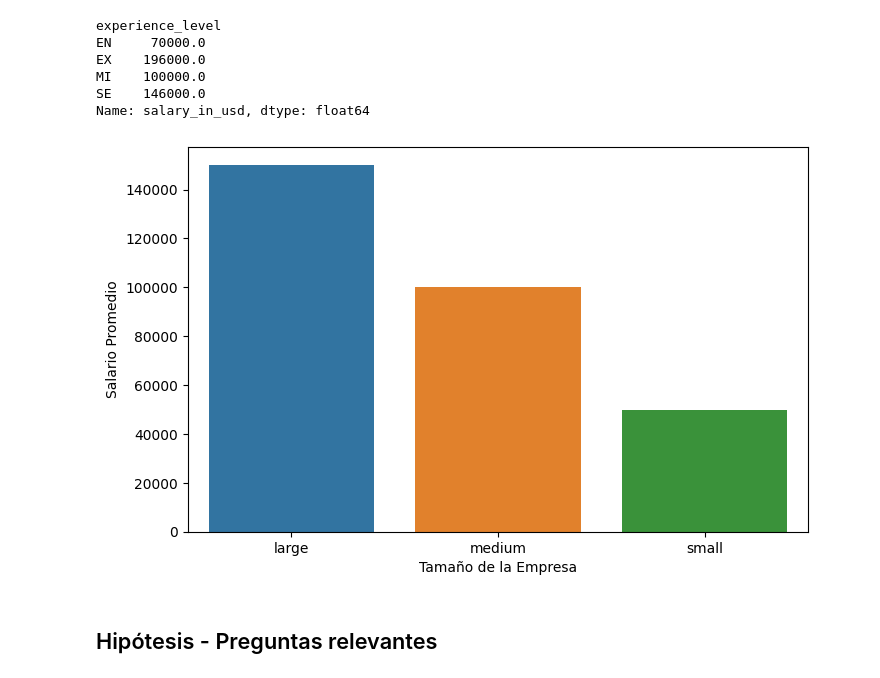
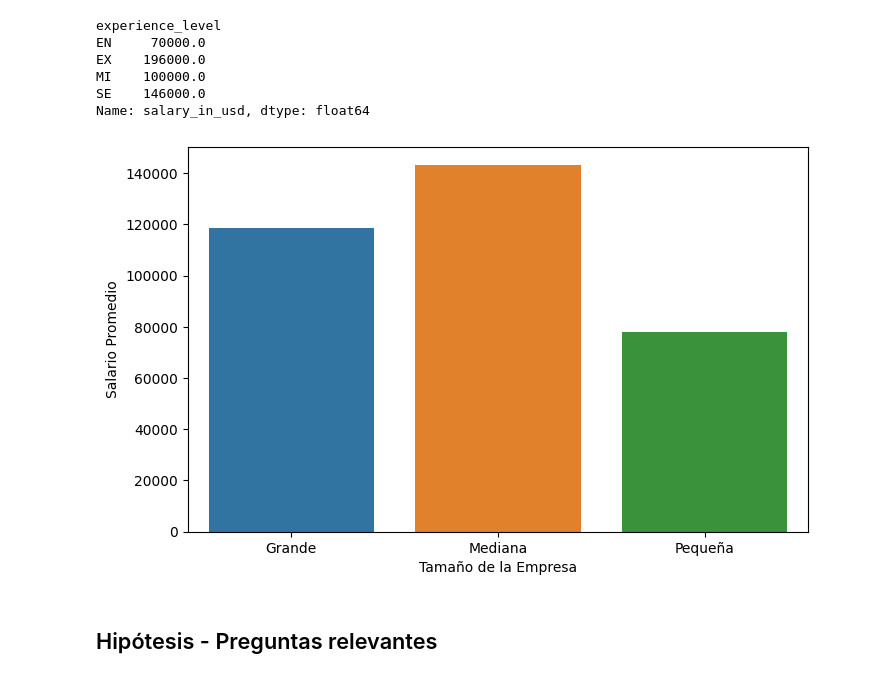
Before and after one commit to ruso439/jupiterNotebookDiego, a Jupyter notebook: notebooks/ProyectoDS_ParteI_Matcovich.ipynb, the cells around one changed output. Cells and saved outputs as stored; diff of their text form; code cells hidden in the pictures.

```diff
--- a/notebooks/ProyectoDS_ParteI_Matcovich.ipynb
+++ b/notebooks/ProyectoDS_ParteI_Matcovich.ipynb
@@ -91,11 +104,11 @@ df['salary_range'] = pd.cut(df['salary'], bins=bins, labels=labels)
 df['remote_ratio_percentage'] = df['remote_ratio'] / 100
 
 # Convertir valores no numéricos del tamaño de empresa a valores numéricos
-size_mapping = {'Pequeña': 1, 'Mediana': 2, 'Grande': 3, 'Muy Grande': 4}
+size_mapping = {'S': 1, 'M': 2, 'L': 3}
 df['company_size'] = df['company_size'].map(size_mapping)
 
 # Categorización del tamaño de la empresa
-df['company_size_category'] = pd.cut(df['company_size'], bins=[0, 1, 2, 3, float('inf')], labels=['Pequeña', 'Mediana', 'Grande', 'Muy Grande'])
+df['company_size_category'] = pd.cut(df['company_size'], bins=[0, 1, 2, float('inf')], labels=['Pequeña', 'Mediana', 'Grande'])
 
 # Verificación de las 15 columnas
 print(df.info())
@@ -182,26 +195,26 @@ SE    146000.0
 Name: salary_in_usd, dtype: float64
 # %%
 # Agrego datos al Data Frame
-new_row = pd.DataFrame({'company_size': ['small'], 'salary': [50000]})
+new_row = pd.DataFrame({'company_size_category': ['Pequeña'], 'salary_in_usd': [50000]})
 df = pd.concat([df, new_row], ignore_index=True)
 
-new_row = pd.DataFrame({'company_size': ['medium'], 'salary': [100000]})
+new_row = pd.DataFrame({'company_size_category': ['Mediana'], 'salary_in_usd': [100000]})
 df = pd.concat([df, new_row], ignore_index=True)
 
-new_row = pd.DataFrame({'company_size': ['large'], 'salary': [150000]})
+new_row = pd.DataFrame({'company_size_category': ['Grande'], 'salary_in_usd': [150000]})
 df = pd.concat([df, new_row], ignore_index=True)
 
 # Agrupo por tamaño de empresa y calcular el salario promedio
-df_grouped = df.groupby('company_size')['salary'].mean().reset_index()
+df_grouped = df.groupby('company_size_category')['salary_in_usd'].mean().reset_index()
 
 # Visualización bivariada: Gráfico de barras de salarios promedio según el tamaño de la empresa
 plt.figure(figsize=(8, 5))
-sns.barplot(x='company_size', y='salary', data=df_grouped, estimator=np.mean)
+sns.barplot(x='company_size_category', y='salary_in_usd', data=df_grouped, estimator=np.mean)
 plt.xlabel('Tamaño de la Empresa')
 plt.ylabel('Salario Promedio')
 plt.show()
 # %% [output]
-[figure, old version]
+[figure, new version]
 # %% [markdown]
 ## Hipótesis - Preguntas relevantes
 # %% [markdown]
```
Also changed, not shown: parts of 12 cells of this notebook, 3 other files.
